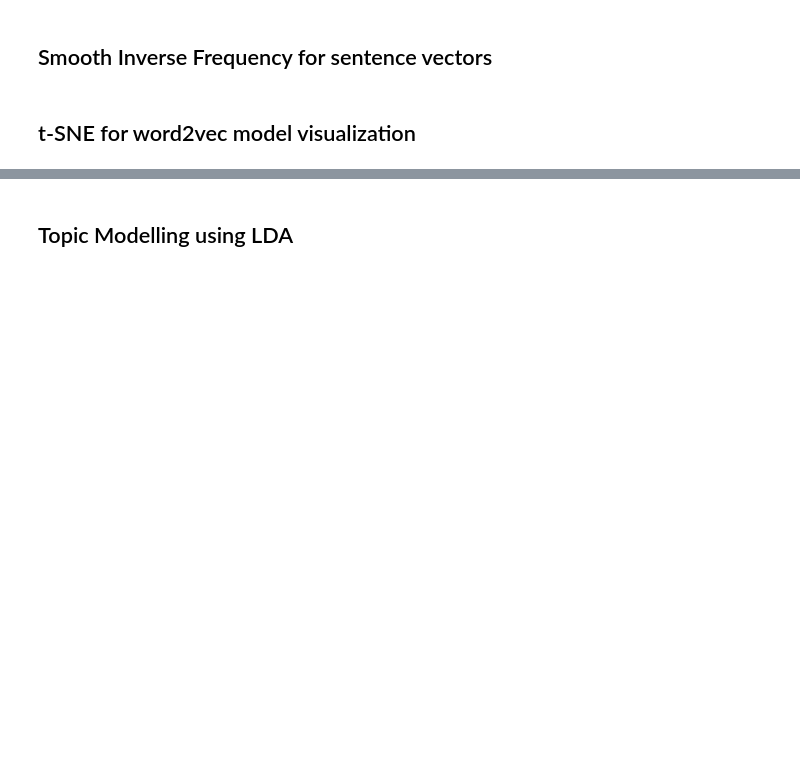
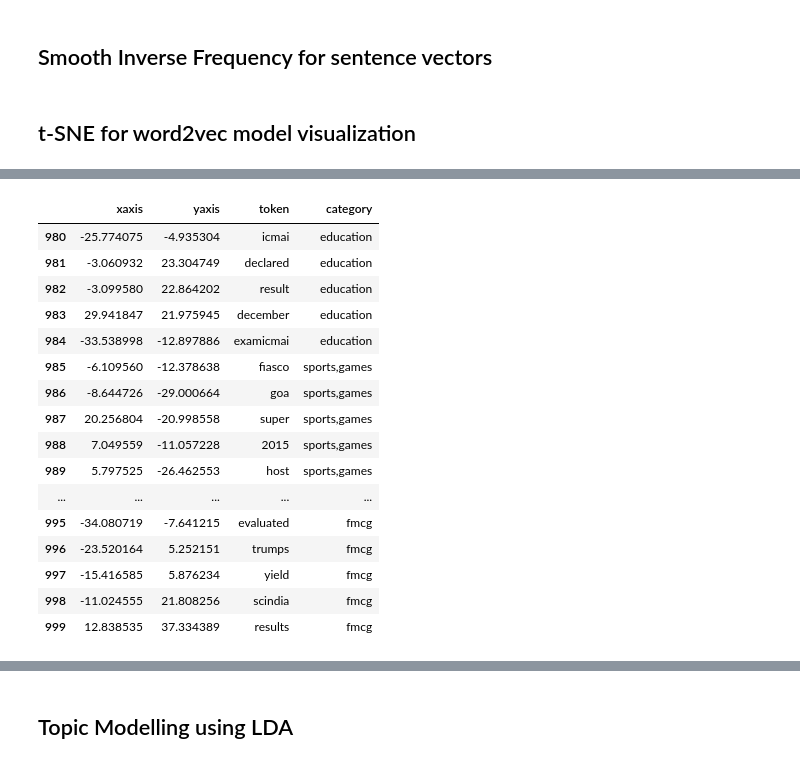
Before and after one commit to vaibhavswaminathan/ML-use-cases, a Jupyter notebook: Times Internet - MultiLabel Classification.ipynb, the cells around one changed output, grey strips where cells are left out. Saved outputs shown, nothing was run; the diff lists cells and outputs as text; code cells hidden in the pictures; blank space fills up the shorter version.

```diff
--- a/Times Internet - MultiLabel Classification.ipynb
+++ b/Times Internet - MultiLabel Classification.ipynb
@@ -244,6 +394,6 @@ word2vec_path = "../input/nlpword2vecembeddingspretrained/GoogleNews-vectors-neg
 word2vec = gensim.models.KeyedVectors.load_word2vec_format(word2vec_path, binary=True)
 # %%
 # read and display categories to be used for classification
-cats = pd.read_csv('../input/time-internet-new-categories/categories_data.csv')
+cats = pd.read_csv('D:/Study_Material/Data/categories_data.csv')
 cats = cats.dropna(how='any')
 cats
@@ -325,3 +538,20 @@ def get_sif_feature_vectors(sentence1, sentence2, word_emb_model=w2vmodel):
     return sentence_set
 # %% [markdown]
 ## t-SNE for word2vec model visualization
+# %%
+labels = []
+tokens = []
+
+for keyword_group in allkeywords:
+    for word in keyword_group:
+        try:
+            tokens.append(w2vmodel.wv[word])
+        except:
+            tokens.append(np.zeros(500,))
+        labels.append(word)
+
+# using only 1000 tokens for tSNE
+few_tokens = tokens[:1000]
+few_labels = labels[:1000]
+print(len(few_tokens))
+print(len(few_labels))
@@ -341,0 +570,28 @@ tsne_model = TSNE(perplexity=40, n_components=2, init='pca', n_iter=2500, random
+# %%
+tsne_df = pd.DataFrame(new_values)
+tsne_df.columns = ['xaxis','yaxis']
+tsne_df['token'] = few_labels
+
+tsne_df['category'] = ''
+for ind in tsne_df.index:
+    tsne_df['category'][ind] = summary_df.iloc[ind//5]['category one']
+
+display(tsne_df.tail(20))
+# %% [output]
+|  | xaxis | yaxis | token | category |
+| 980 | -25.774075 | -4.935304 | icmai | education |
+| 981 | -3.060932 | 23.304749 | declared | education |
+| 982 | -3.099580 | 22.864202 | result | education |
+| 983 | 29.941847 | 21.975945 | december | education |
+| 984 | -33.538998 | -12.897886 | examicmai | education |
+| 985 | -6.109560 | -12.378638 | fiasco | sports,games |
+| 986 | -8.644726 | -29.000664 | goa | sports,games |
+| 987 | 20.256804 | -20.998558 | super | sports,games |
+| 988 | 7.049559 | -11.057228 | 2015 | sports,games |
+| 989 | 5.797525 | -26.462553 | host | sports,games |
+| ... | ... | ... | ... | ... |
+| 995 | -34.080719 | -7.641215 | evaluated | fmcg |
+| 996 | -23.520164 | 5.252151 | trumps | fmcg |
+| 997 | -15.416585 | 5.876234 | yield | fmcg |
+| 998 | -11.024555 | 21.808256 | scindia | fmcg |
+| 999 | 12.838535 | 37.334389 | results | fmcg |
```
Also changed, not shown: parts of 27 cells of this notebook.
